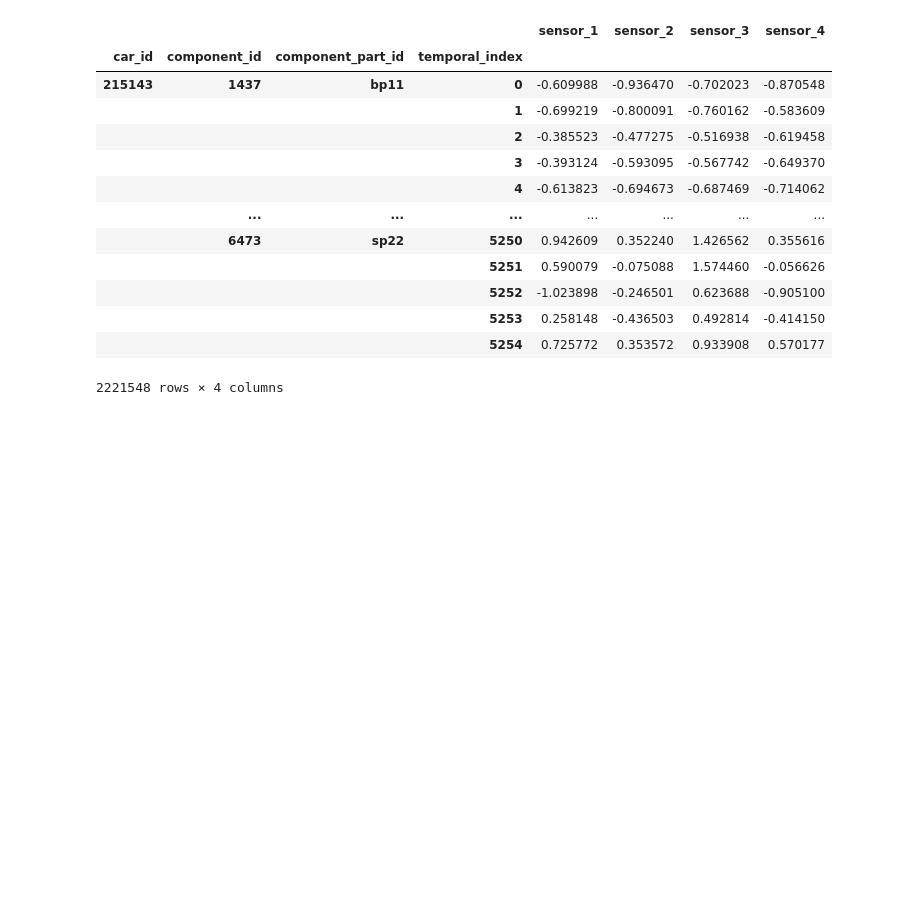
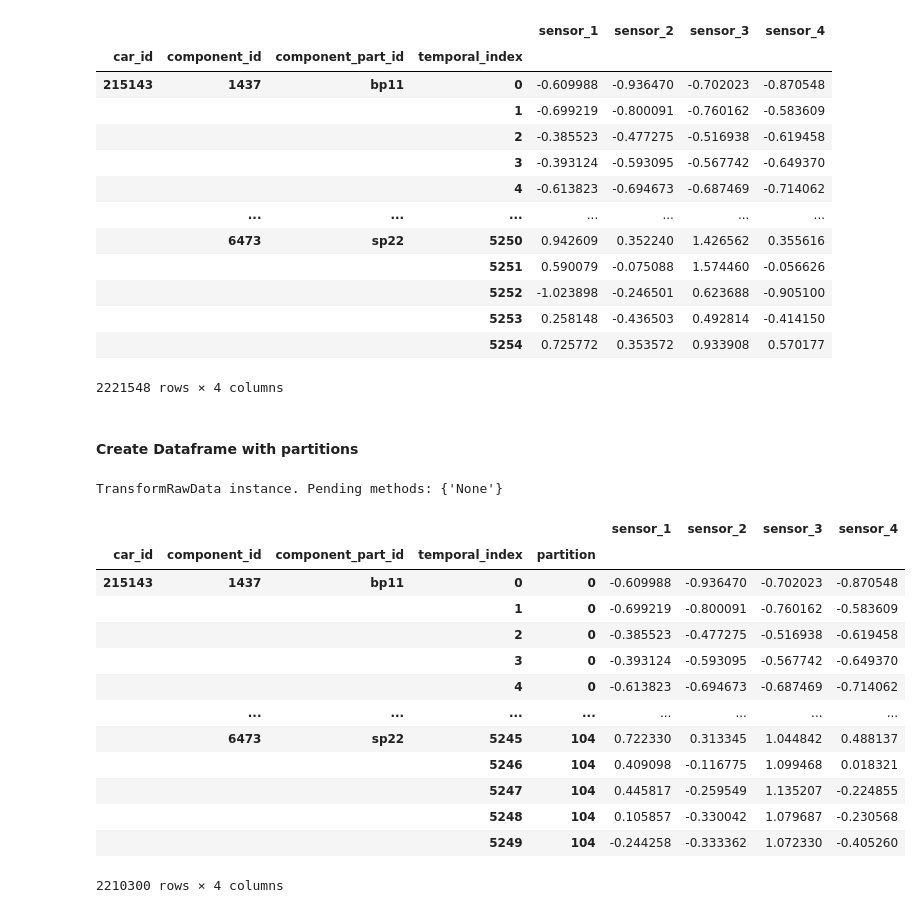
Before and after one commit to MaxStrz/TimeSeriesOutlierDetection, a Jupyter notebook: transform_raw_data.ipynb, the cells around one changed output. Cells and saved outputs as stored; diff of their text form; code cells hidden in the pictures; blank space fills up the shorter version.

Commit message:
Added sandbox notebook. Added class to generate dataframe with partitions.

```diff
--- a/transform_raw_data.ipynb
+++ b/transform_raw_data.ipynb
@@ -152,3 +155,28 @@ new_instance.df_all
 |  |  |  | 5253 | 0.258148 | -0.436503 | 0.492814 | -0.414150 |
 |  |  |  | 5254 | 0.725772 | 0.353572 | 0.933908 | 0.570177 |
 2221548 rows × 4 columns
+# %% [markdown]
+#### Create Dataframe with partitions
+# %%
+instance = Partitions(analysis_name, partition_size=50)
+# %%
+instance.create_partitions()
+# %% [output]
+TransformRawData instance. Pending methods: {'None'}
+# %%
+instance.df_all
+# %% [output]
+|  |  |  |  |  | sensor_1 | sensor_2 | sensor_3 | sensor_4 |
+| car_id | component_id | component_part_id | temporal_index | partition |  |  |  |  |
+| 215143 | 1437 | bp11 | 0 | 0 | -0.609988 | -0.936470 | -0.702023 | -0.870548 |
+|  |  |  | 1 | 0 | -0.699219 | -0.800091 | -0.760162 | -0.583609 |
+|  |  |  | 2 | 0 | -0.385523 | -0.477275 | -0.516938 | -0.619458 |
+|  |  |  | 3 | 0 | -0.393124 | -0.593095 | -0.567742 | -0.649370 |
+|  |  |  | 4 | 0 | -0.613823 | -0.694673 | -0.687469 | -0.714062 |
+|  | ... | ... | ... | ... | ... | ... | ... | ... |
+|  | 6473 | sp22 | 5245 | 104 | 0.722330 | 0.313345 | 1.044842 | 0.488137 |
+|  |  |  | 5246 | 104 | 0.409098 | -0.116775 | 1.099468 | 0.018321 |
+|  |  |  | 5247 | 104 | 0.445817 | -0.259549 | 1.135207 | -0.224855 |
+|  |  |  | 5248 | 104 | 0.105857 | -0.330042 | 1.079687 | -0.230568 |
+|  |  |  | 5249 | 104 | -0.244258 | -0.333362 | 1.072330 | -0.405260 |
+2210300 rows × 4 columns
```
Also changed, not shown: parts of 4 cells of this notebook, 3 other files.
